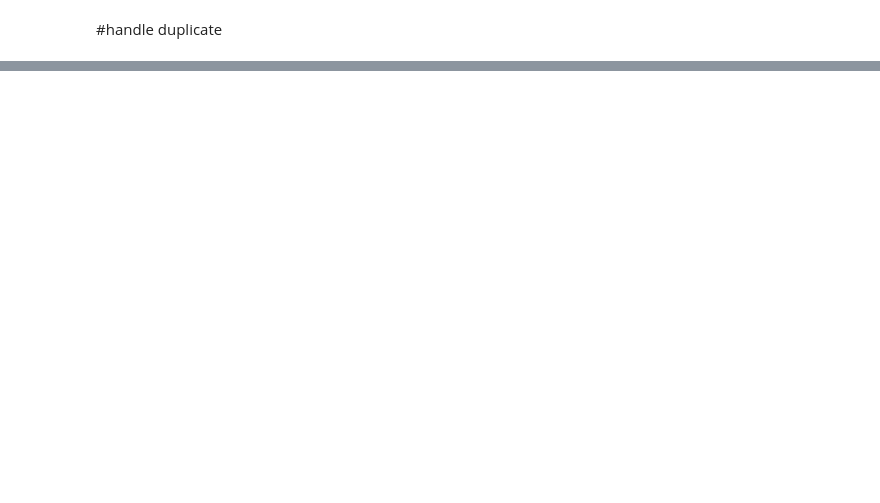
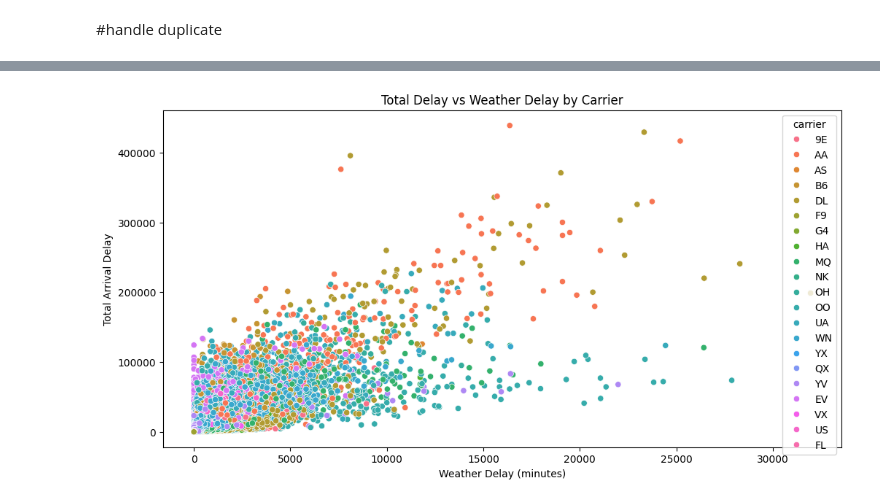
Before and after one commit to santoshkhadk/airline-delay-pipeline, a Jupyter notebook: notebook/airline-delay.ipynb, the cells around one changed output, grey strips where cells are left out. Saved outputs shown, nothing was run; the diff lists cells and outputs as text; code cells hidden in the pictures; blank space fills up the shorter version.

```diff
--- a/notebook/airline-delay.ipynb
+++ b/notebook/airline-delay.ipynb
@@ -238,0 +327,9 @@ Missing values were analyzed carefully. Rows with missing arr_flights were dropp
+# %%
+plt.figure(figsize=(12,6))
+sns.scatterplot(data=df, x='weather_delay', y='arr_delay', hue='carrier')
+plt.title("Total Delay vs Weather Delay by Carrier")
+plt.xlabel("Weather Delay (minutes)")
+plt.ylabel("Total Arrival Delay")
+plt.show()
+# %% [output]
+[figure, added]
```
Also changed, not shown: parts of 17 cells of this notebook.
